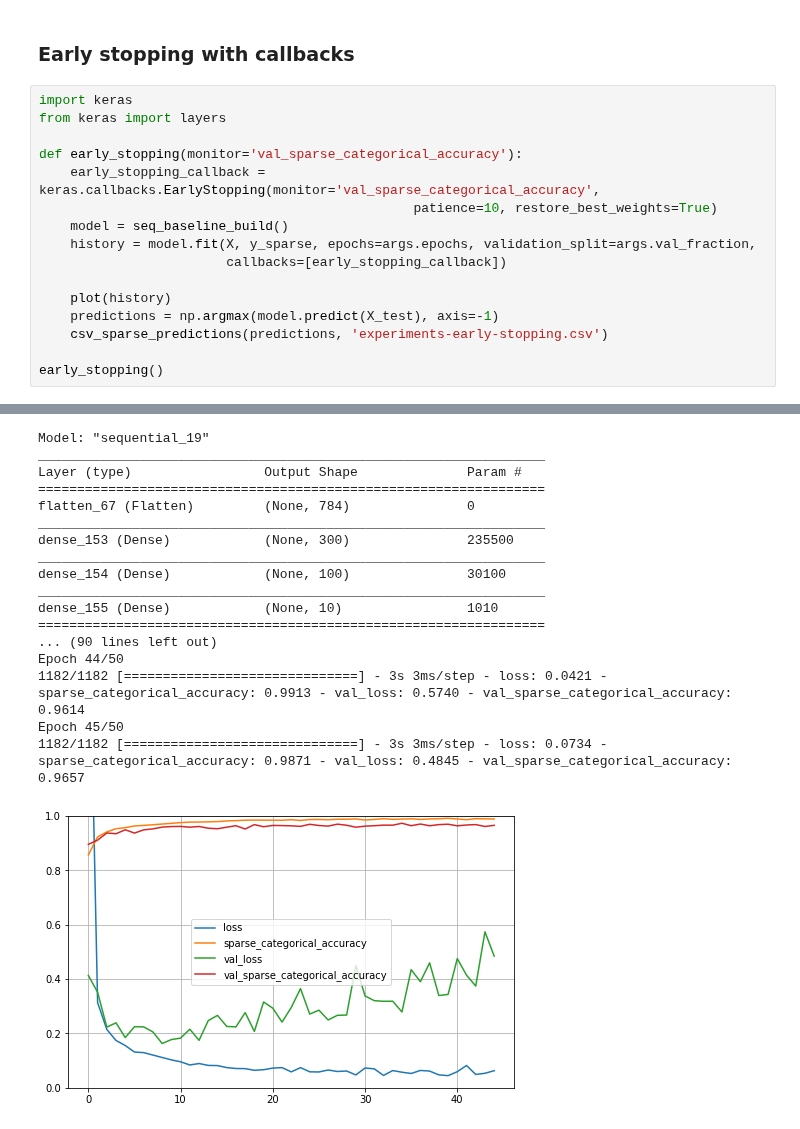
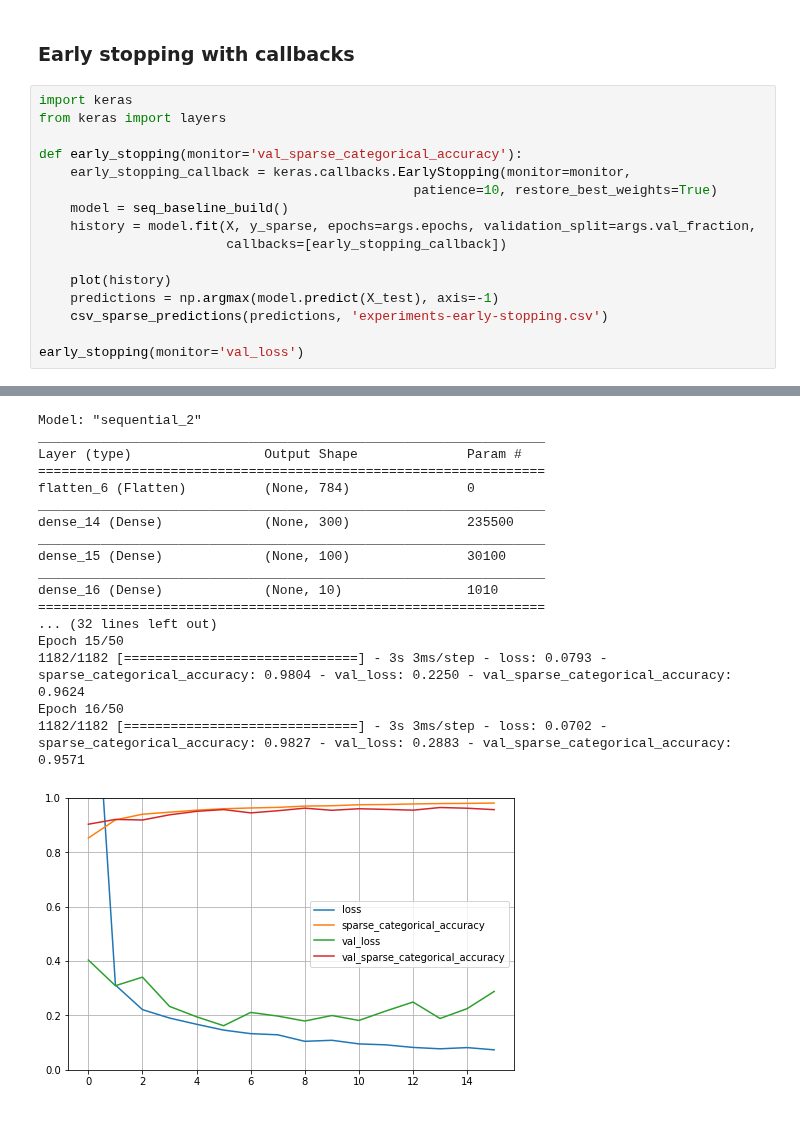
Before and after one commit to GlaIZier/digit-recongizer, a Jupyter notebook: notebooks/experiments.ipynb, the cells around one changed output, grey strips where cells are left out. Drawn from its saved outputs; the diff is of its cells as text.

Commit message:
Early stopping has been updated

```diff
--- a/notebooks/experiments.ipynb
+++ b/notebooks/experiments.ipynb
@@ -374,7 +379,7 @@ import keras
 from keras import layers
 
 def early_stopping(monitor='val_sparse_categorical_accuracy'):
-    early_stopping_callback = keras.callbacks.EarlyStopping(monitor='val_sparse_categorical_accuracy',
+    early_stopping_callback = keras.callbacks.EarlyStopping(monitor=monitor,
                                                 patience=10, restore_best_weights=True)
     model = seq_baseline_build()
     history = model.fit(X, y_sparse, epochs=args.epochs, validation_split=args.val_fraction,
@@ -384,5 +389,5 @@ def early_stopping(monitor='val_sparse_categorical_accuracy'):
     predictions = np.argmax(model.predict(X_test), axis=-1)
     csv_sparse_predictions(predictions, 'experiments-early-stopping.csv')
 
-early_stopping()
+early_stopping(monitor='val_loss')
 # %% [output]
@@ -391,18 +396,18 @@ early_stopping()
-Model: "sequential_19"
+Model: "sequential_2"
 _________________________________________________________________
 Layer (type)                 Output Shape              Param #
 =================================================================
-flatten_67 (Flatten)         (None, 784)               0
+flatten_6 (Flatten)          (None, 784)               0
 _________________________________________________________________
-dense_153 (Dense)            (None, 300)               235500
+dense_14 (Dense)             (None, 300)               235500
 _________________________________________________________________
-dense_154 (Dense)            (None, 100)               30100
+dense_15 (Dense)             (None, 100)               30100
 _________________________________________________________________
-dense_155 (Dense)            (None, 10)                1010
+dense_16 (Dense)             (None, 10)                1010
 =================================================================
-... (90 lines left out)
-Epoch 44/50
-1182/1182 [==============================] - 3s 3ms/step - loss: 0.0421 - sparse_categorical_accuracy: 0.9913 - val_loss: 0.5740 - val_sparse_categorical_accuracy: 0.9614
-Epoch 45/50
-1182/1182 [==============================] - 3s 3ms/step - loss: 0.0734 - sparse_categorical_accuracy: 0.9871 - val_loss: 0.4845 - val_sparse_categorical_accuracy: 0.9657
+... (32 lines left out)
+Epoch 15/50
+1182/1182 [==============================] - 3s 3ms/step - loss: 0.0793 - sparse_categorical_accuracy: 0.9804 - val_loss: 0.2250 - val_sparse_categorical_accuracy: 0.9624
+Epoch 16/50
+1182/1182 [==============================] - 3s 3ms/step - loss: 0.0702 - sparse_categorical_accuracy: 0.9827 - val_loss: 0.2883 - val_sparse_categorical_accuracy: 0.9571
-[figure, old version]
+[figure, new version]
```
Also changed, not shown: parts of 8 cells of this notebook.
